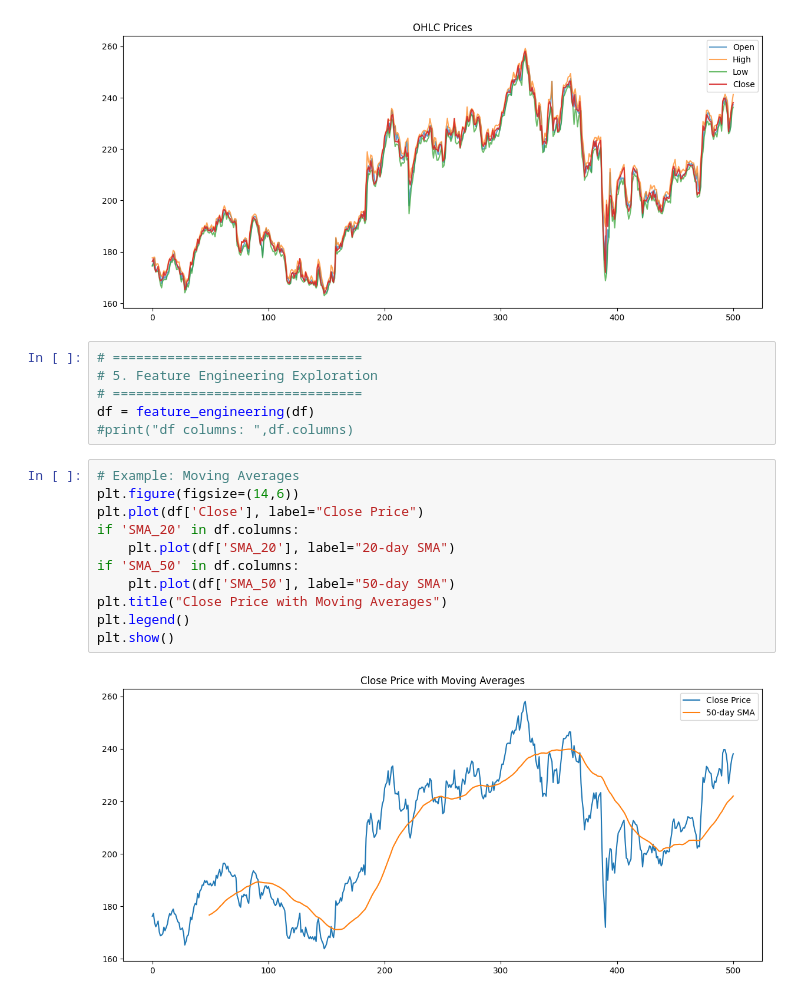
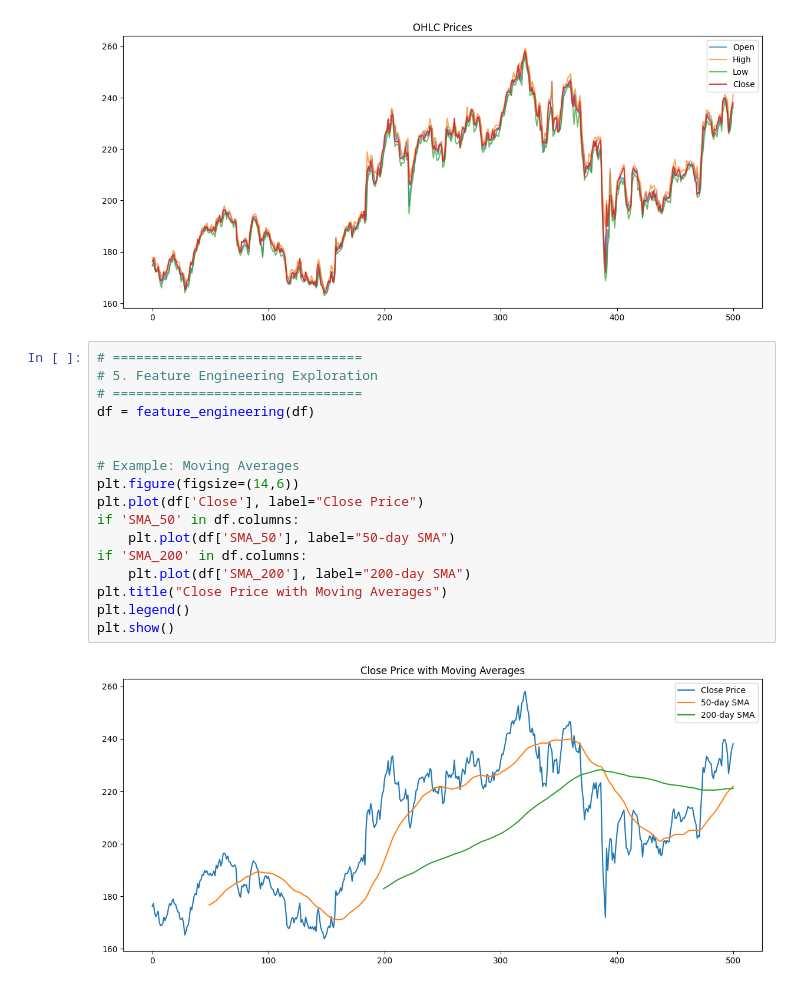
Before and after one commit to laithalfar/Stock_Prediction, a Jupyter notebook: notebooks/1_eda.ipynb, the cells around one changed output. Drawn from its saved outputs; the diff is of its cells as text.

```diff
--- a/notebooks/1_eda.ipynb
+++ b/notebooks/1_eda.ipynb
@@ -109,25 +109,25 @@ plt.show()
 # %% [output]
 [figure]
 [figure]
-# %%
-# ================================
-# 5. Feature Engineering Exploration
-# ================================
-df = feature_engineering(df)
-#print("df columns: ",df.columns)
 # %%
+# ================================
+# 5. Feature Engineering Exploration
+# ================================
+df = feature_engineering(df)
+
+
 # Example: Moving Averages
 plt.figure(figsize=(14,6))
 plt.plot(df['Close'], label="Close Price")
-if 'SMA_20' in df.columns:
-    plt.plot(df['SMA_20'], label="20-day SMA")
 if 'SMA_50' in df.columns:
     plt.plot(df['SMA_50'], label="50-day SMA")
+if 'SMA_200' in df.columns:
+    plt.plot(df['SMA_200'], label="200-day SMA")
 plt.title("Close Price with Moving Averages")
 plt.legend()
 plt.show()
 # %% [output]
-[figure, old version]
+[figure, new version]
 # %%
 # ================================
 # 6. Correlation Heatmap
```
Also changed, not shown: parts of 6 cells of this notebook, 3 other files.
